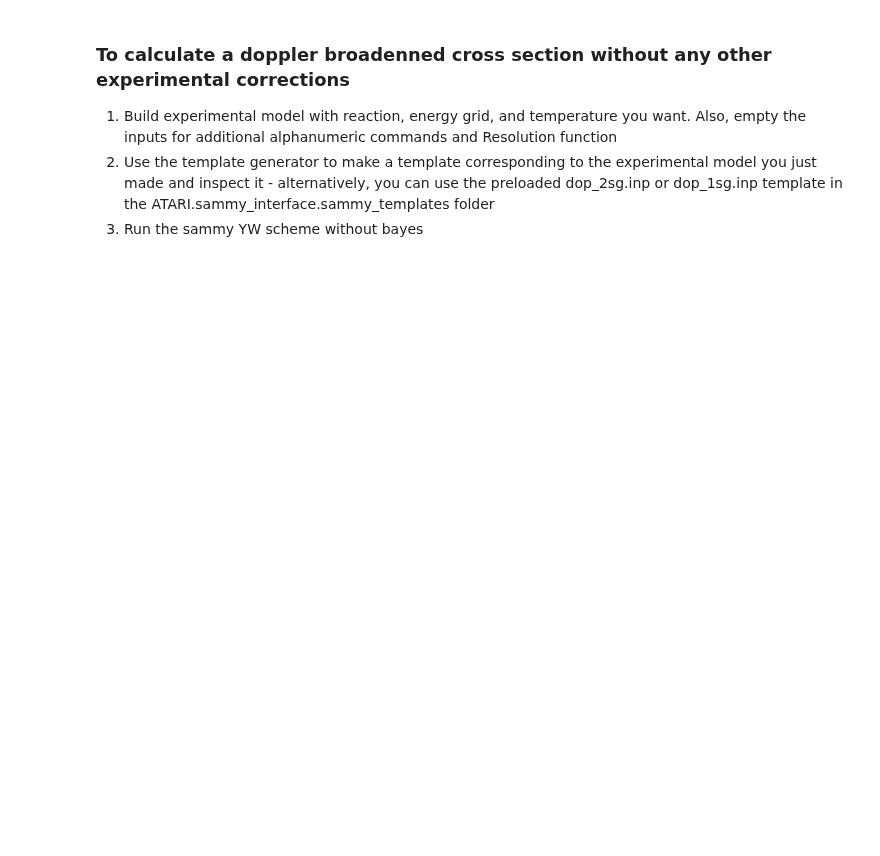
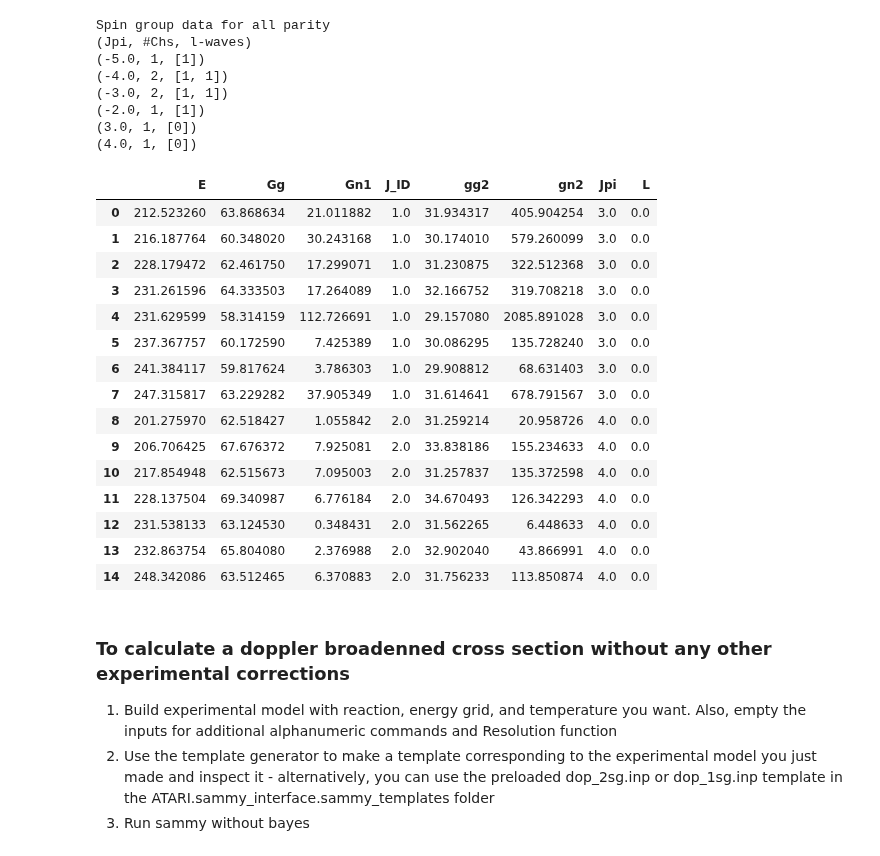
Before and after one commit to Naww137/ATARI, a Jupyter notebook: examples/Compare_Resonance_Models.ipynb, the cells around one changed output. Cells and saved outputs as stored; diff of their text form; code cells hidden in the pictures; blank space fills up the shorter version.

```diff
--- a/examples/Compare_Resonance_Models.ipynb
+++ b/examples/Compare_Resonance_Models.ipynb
@@ -64,7 +21,69 @@ resonance_ladder
+# %%
+Ta181 = Particle(Z=73, A=181, I=3.5, mass=180.94803, name='Ta181')
+Ta_pair = Particle_Pair(isotope = "Ta181",
+                        resonance_ladder = pd.DataFrame(),
+                        formalism = "XCT",
+                        total_energy_range = [200,250],
+                        ac = 0.8127,
+                        target=Ta181,
+                        projectile=Neutron,
+                        l_max = 1
+)
+
+# print quant number map up to l_max
+Ta_pair.map_quantum_numbers(print_out=True)
+
+# J = 3, <D> = 9.0030 eV, <gn2> = 452.56615 meV, <gg2> = 32.0 meV
+# J = 4, <D> = 8.3031 eV, <gn2> = 332.24347 meV, <gg2> = 32.0 meV
+
+# add spin group information for both s-wave resonances
+Ta_pair.add_spin_group(Jpi='3.0',
+                       J_ID=1,
+                       D=9.0030,
+                       gn2_avg=452.56615, #46.5,
+                       gn2_dof=1,
+                       gg2_avg=32.0,
+                       gg2_dof=1000)
+
+Ta_pair.add_spin_group(Jpi='4.0',
+                       J_ID=2,
+                       D=8.3031,
+                       gn2_avg=332.24347, #35.5,
+                       gn2_dof=1,
+                       gg2_avg=32.0,
+                       gg2_dof=1000)
+
+resonance_ladder = Ta_pair.sample_resonance_ladder()
+resonance_ladder
+# %% [output]
+Spin group data for all parity
+(Jpi, #Chs, l-waves)
+(-5.0, 1, [1])
+(-4.0, 2, [1, 1])
+(-3.0, 2, [1, 1])
+(-2.0, 1, [1])
+(3.0, 1, [0])
+(4.0, 1, [0])
+|  | E | Gg | Gn1 | J_ID | gg2 | gn2 | Jpi | L |
+| 0 | 212.523260 | 63.868634 | 21.011882 | 1.0 | 31.934317 | 405.904254 | 3.0 | 0.0 |
+| 1 | 216.187764 | 60.348020 | 30.243168 | 1.0 | 30.174010 | 579.260099 | 3.0 | 0.0 |
+| 2 | 228.179472 | 62.461750 | 17.299071 | 1.0 | 31.230875 | 322.512368 | 3.0 | 0.0 |
+| 3 | 231.261596 | 64.333503 | 17.264089 | 1.0 | 32.166752 | 319.708218 | 3.0 | 0.0 |
+| 4 | 231.629599 | 58.314159 | 112.726691 | 1.0 | 29.157080 | 2085.891028 | 3.0 | 0.0 |
+| 5 | 237.367757 | 60.172590 | 7.425389 | 1.0 | 30.086295 | 135.728240 | 3.0 | 0.0 |
+| 6 | 241.384117 | 59.817624 | 3.786303 | 1.0 | 29.908812 | 68.631403 | 3.0 | 0.0 |
+| 7 | 247.315817 | 63.229282 | 37.905349 | 1.0 | 31.614641 | 678.791567 | 3.0 | 0.0 |
+| 8 | 201.275970 | 62.518427 | 1.055842 | 2.0 | 31.259214 | 20.958726 | 4.0 | 0.0 |
+| 9 | 206.706425 | 67.676372 | 7.925081 | 2.0 | 33.838186 | 155.234633 | 4.0 | 0.0 |
+| 10 | 217.854948 | 62.515673 | 7.095003 | 2.0 | 31.257837 | 135.372598 | 4.0 | 0.0 |
+| 11 | 228.137504 | 69.340987 | 6.776184 | 2.0 | 34.670493 | 126.342293 | 4.0 | 0.0 |
+| 12 | 231.538133 | 63.124530 | 0.348431 | 2.0 | 31.562265 | 6.448633 | 4.0 | 0.0 |
+| 13 | 232.863754 | 65.804080 | 2.376988 | 2.0 | 32.902040 | 43.866991 | 4.0 | 0.0 |
+| 14 | 248.342086 | 63.512465 | 6.370883 | 2.0 | 31.756233 | 113.850874 | 4.0 | 0.0 |
 # %% [markdown]
 ### To calculate a doppler broadenned cross section without any other experimental corrections
 
 1. Build experimental model with reaction, energy grid, and temperature you want. Also, empty the inputs for additional alphanumeric commands and Resolution function
 2. Use the template generator to make a template corresponding to the experimental model you just made and inspect it - alternatively, you can use the preloaded dop_2sg.inp or dop_1sg.inp template in the ATARI.sammy_interface.sammy_templates folder
-4. Run the sammy YW scheme without bayes
+4. Run sammy without bayes
 # %%
```
Also changed, not shown: parts of 9 cells of this notebook.
